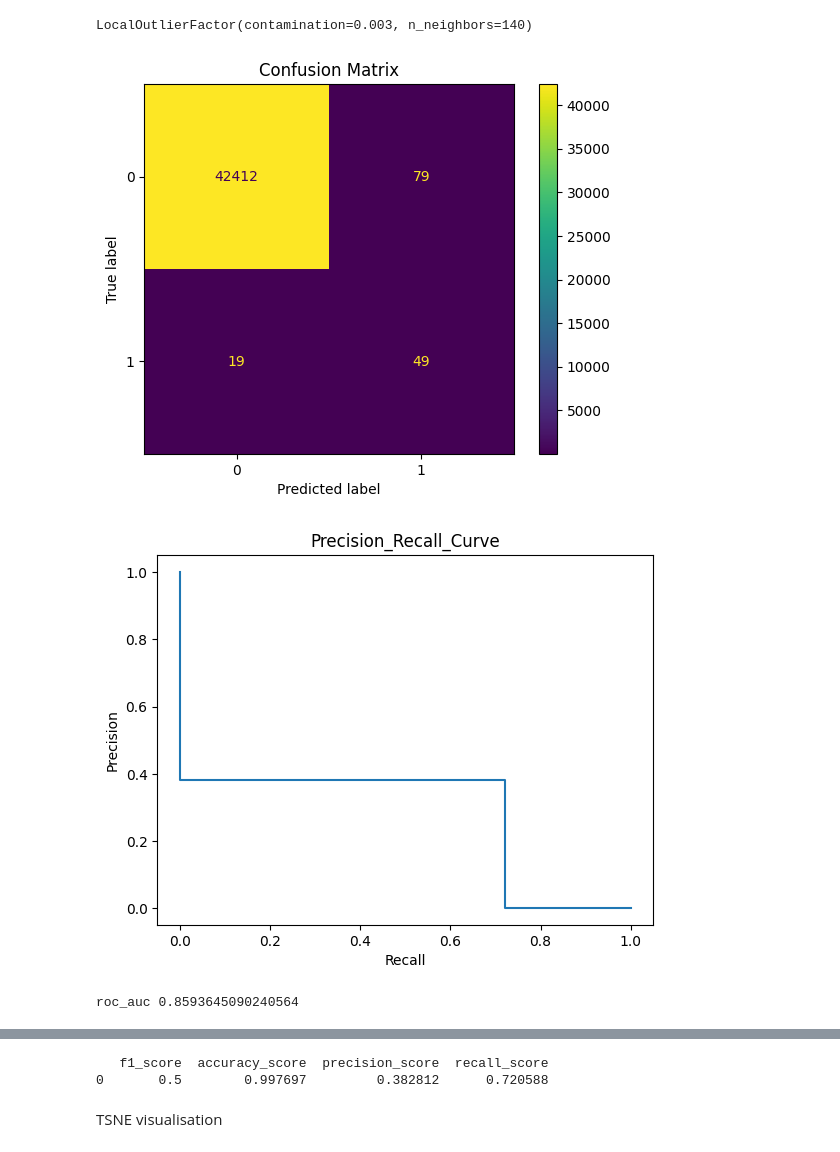
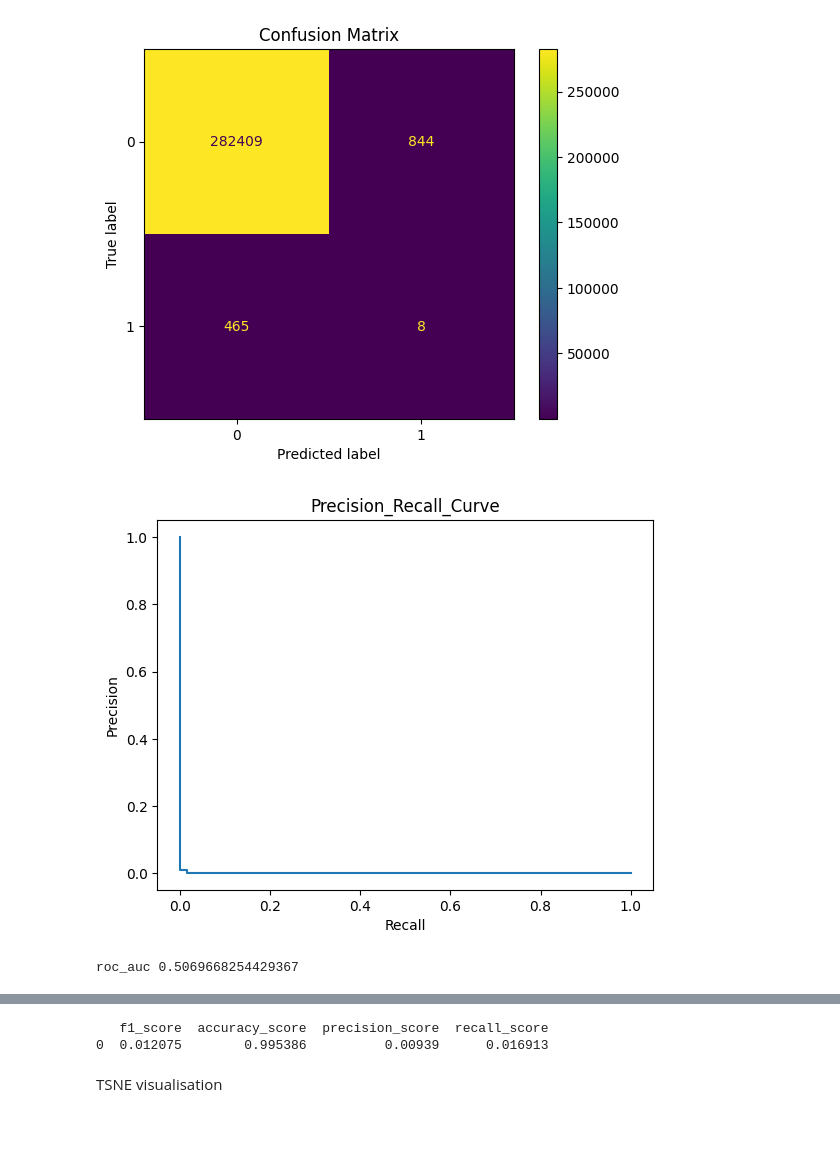
Before and after one commit to dahsie/anomalie_detection, a Jupyter notebook: src/Lof.ipynb, the cells around one changed output, grey strips where cells are left out. Saved outputs shown, nothing was run; the diff lists cells and outputs as text; code cells hidden in the pictures.

```diff
--- a/src/Lof.ipynb
+++ b/src/Lof.ipynb
@@ -203,8 +212,8 @@ xtest, ytest = data_loader.get_test_data()
 scaler = data_loader.get_scaler()
 # %%
-# best_par={
-#           'contamination': [0.001, 0.002,0.003,0.004],
-#           'n_neighbors': [120,130,140,150,160]
-# }
-# model=CustomGridSearchCV(estimator=LocalOutlierFactor(), param_grid=best_par, n_splits=5, random_state=42)
-# model.fit(xtrain,ytrain)
+best_par={
+           'contamination': [0.003],
+           'n_neighbors': [10, 20, 50, 100, 120,150,160]
+}
+model=CustomGridSearchCV(estimator=LocalOutlierFactor(), param_grid=best_par, n_splits=5, random_state=42)
+model.fit(x,y)
@@ -211,3 +242,3 @@ scaler = data_loader.get_scaler()
 # %%
 # model.best_params
-params={'contamination': 0.003, 'n_neighbors': 140}
+params=model.best_params
@@ -218,15 +245,12 @@ params={'contamination': 0.003, 'n_neighbors': 140}
 # %%
 cl=LocalOutlierFactor(**params)
-cl.fit(xtrain)
-# %% [output]
-LocalOutlierFactor(contamination=0.003, n_neighbors=140)
 # %%
-ypred=cl.fit_predict(xtest)
+ypred=cl.fit_predict(x)
 # %%
 ypred=inverse_transform_target(ypred)
 # %%
-evaluation(ytest,ypred)
+evaluation(y,ypred)
 # %% [output]
-[figure, old version]
+[figure, new version]
-[figure, old version]
+[figure, new version]
-roc_auc 0.8593645090240564
+roc_auc 0.5069668254429367
@@ -234,2 +258,2 @@ roc_auc 0.8593645090240564
    f1_score  accuracy_score  precision_score  recall_score
-0       0.5        0.997697         0.382812      0.720588
+0  0.012075        0.995386          0.00939      0.016913
```
Also changed, not shown: parts of 28 cells of this notebook, 3 other files.
